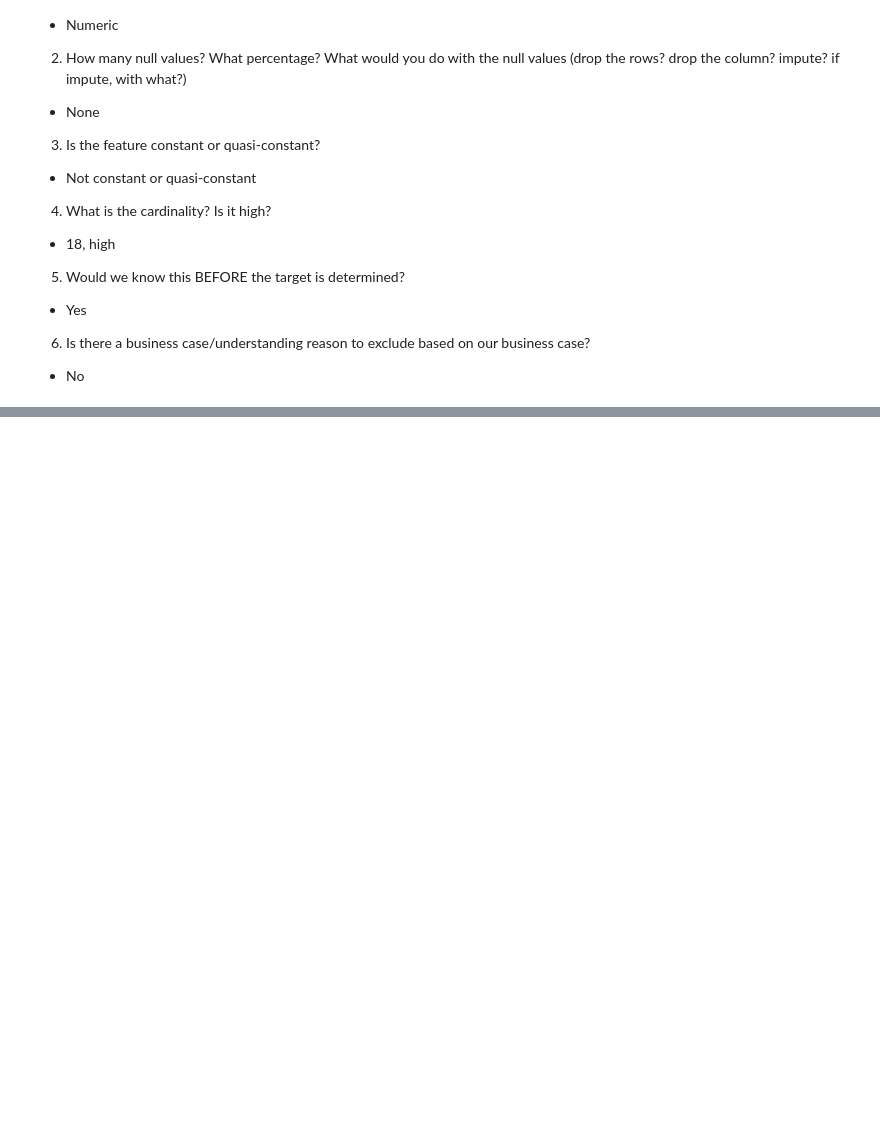
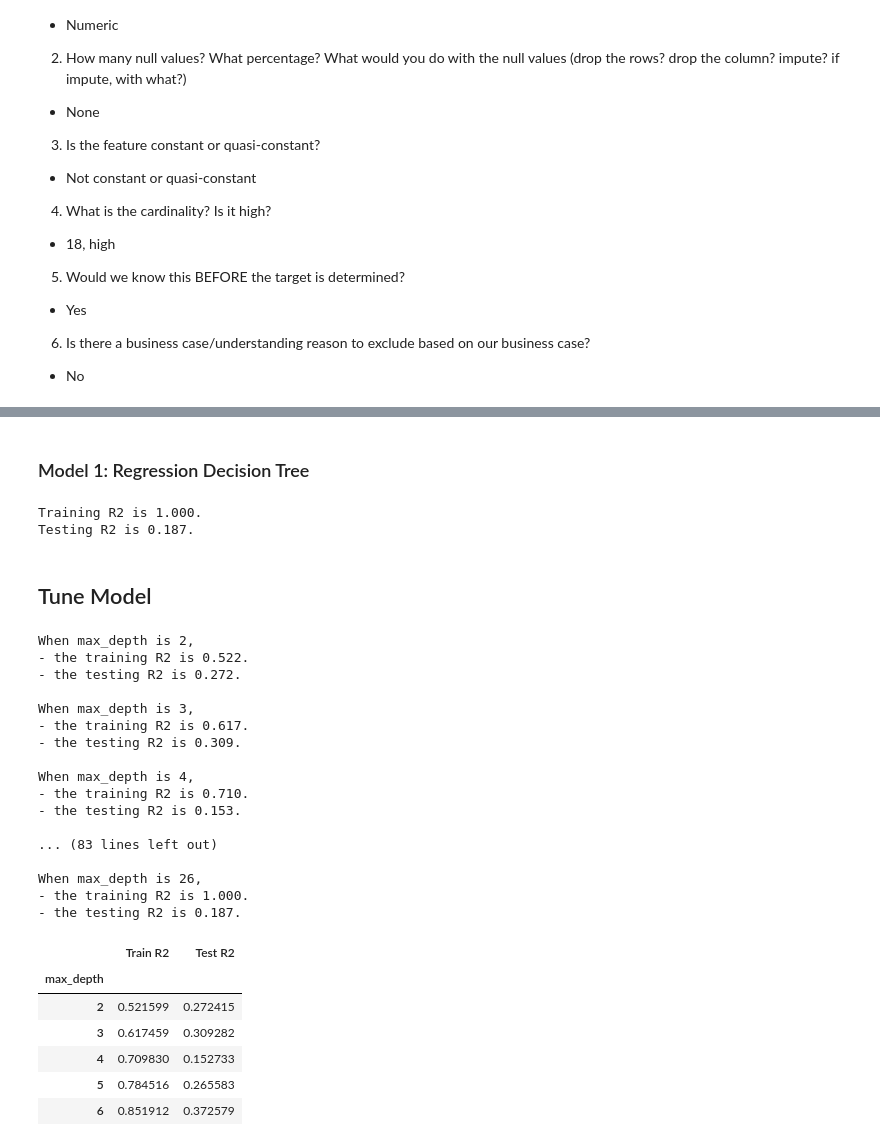
Before and after one commit to kassiedancer92/Machine_Learning, a Jupyter notebook: project_2.ipynb, the cells around one changed output, grey strips where cells are left out. Drawn from its saved outputs; the diff is of its cells as text; code cells hidden in the pictures; blank space fills up the shorter version.

```diff
--- a/project_2.ipynb
+++ b/project_2.ipynb
@@ -1598,0 +1571,3 @@ explore_numeric(df,feature);
+# %%
+# set random_state to 42 for reproducibility
+X_train, X_test, y_train, y_test = train_test_split(X, y, random_state=42)
@@ -1598,0 +1691,77 @@ explore_numeric(df,feature);
+# %% [markdown]
+### Model 1: Regression Decision Tree
+# %%
+# For reproducible results, set the random state
+dec_tree = DecisionTreeRegressor(random_state = 42)
+# Fit the model on the training data only
+dec_tree.fit(X_train_processed, y_train)
+# Make predictions for training and testing data
+train_preds = dec_tree.predict(X_train_processed)
+test_preds = dec_tree.predict(X_test_processed)
+# Evaluate the model
+train_r2_score = r2_score(y_train, train_preds)
+test_r2_score = r2_score(y_test, test_preds)
+# Print the results
+print (f'Training R2 is {train_r2_score:.3f}.')
+print (f'Testing R2 is {test_r2_score:.3f}.')
+# %% [output]
+Training R2 is 1.000.
+Testing R2 is 0.187.
+# %% [markdown]
+## Tune Model
+# %%
+# List of values to try for max_depth:
+depths = list(range(2, 27)) # will try every value between 2 and 27
+# list to collect the results of each depth
+scores_list = []
+# Loop through depths
+for depth in depths:
+    dec_tree = DecisionTreeRegressor(max_depth=depth, random_state=42)
+    dec_tree.fit(X_train_processed, y_train)
+    # Get predictions
+    train_preds = dec_tree.predict(X_train_processed)
+    test_preds = dec_tree.predict(X_test_processed)
+    # Calculate score
+    train_r2 = r2_score(y_train, train_preds)
+    test_r2 = r2_score(y_test, test_preds)
+    # Add dictionray of scores to score_list
+    results = {'max_depth':depth,
+               'Train R2':train_r2,
+               'Test R2':test_r2}
+    scores_list.append(results)
+    # Print the results
+    print(f'When max_depth is {depth},')
+    print(f'- the training R2 is {train_r2:.3f}.')
+    print(f'- the testing R2 is {test_r2:.3f}.')
+    print()
+
+    # Create a dataframe from the scores_list
+scores = pd.DataFrame(scores_list)
+# Set the max_depth as the index
+scores = scores.set_index('max_depth')
+scores.head()
+# %% [output]
+When max_depth is 2,
+- the training R2 is 0.522.
+- the testing R2 is 0.272.
+
+When max_depth is 3,
+- the training R2 is 0.617.
+- the testing R2 is 0.309.
+
+When max_depth is 4,
+- the training R2 is 0.710.
+- the testing R2 is 0.153.
+
+... (83 lines left out)
+
+When max_depth is 26,
+- the training R2 is 1.000.
+- the testing R2 is 0.187.
+|  | Train R2 | Test R2 |
+| max_depth |  |  |
+| 2 | 0.521599 | 0.272415 |
+| 3 | 0.617459 | 0.309282 |
+| 4 | 0.709830 | 0.152733 |
+| 5 | 0.784516 | 0.265583 |
+| 6 | 0.851912 | 0.372579 |
```
Also changed, not shown: parts of 53 cells of this notebook.
